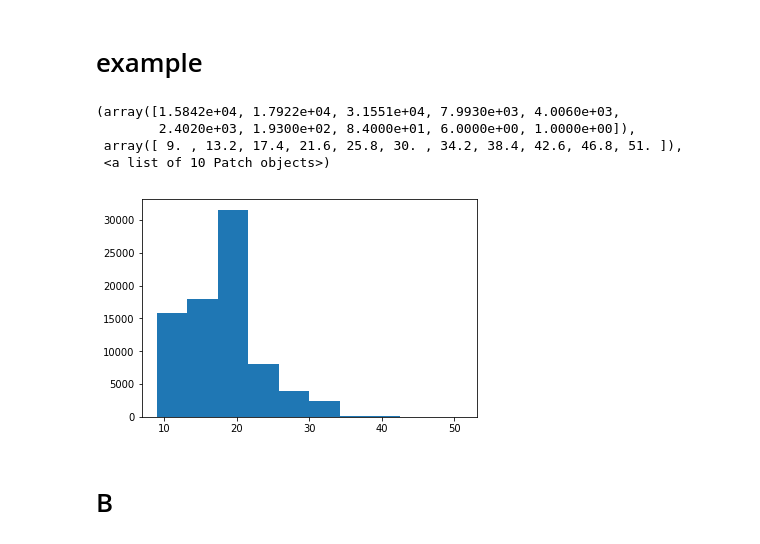
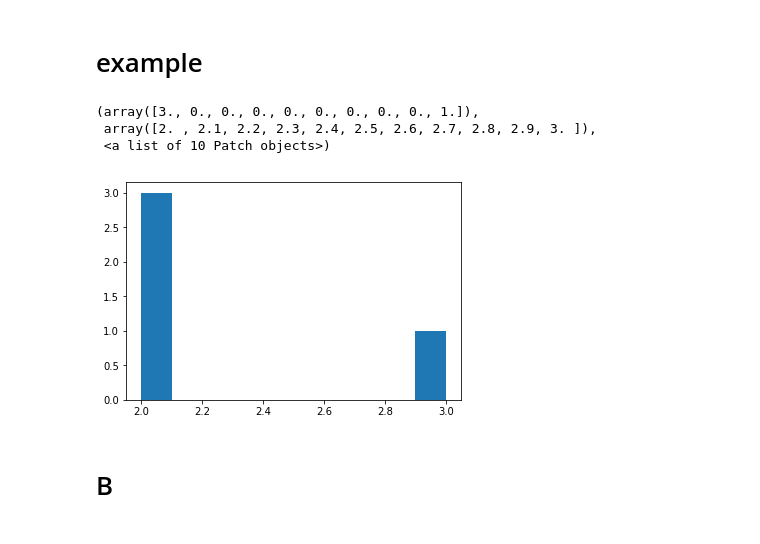
Before and after one commit to sadikneipp/hashcode2019, a Jupyter notebook: nbs/exploration.ipynb, the cells around one changed output. Drawn from its saved outputs; the diff is of its cells as text; code cells hidden in the pictures.

```diff
--- a/nbs/exploration.ipynb
+++ b/nbs/exploration.ipynb
@@ -8,14 +7,13 @@ data = load('../dataset/a_example.txt')
 # %%
 example = load('../dataset/a_example.txt')
 # %%
-freqs = [len(photo[1]) for photo in B]
+freqs = [len(photo[1]) for photo in example]
 plt.hist(freqs)
 # %% [output]
-(array([1.5842e+04, 1.7922e+04, 3.1551e+04, 7.9930e+03, 4.0060e+03,
-        2.4020e+03, 1.9300e+02, 8.4000e+01, 6.0000e+00, 1.0000e+00]),
- array([ 9. , 13.2, 17.4, 21.6, 25.8, 30. , 34.2, 38.4, 42.6, 46.8, 51. ]),
+(array([3., 0., 0., 0., 0., 0., 0., 0., 0., 1.]),
+ array([2. , 2.1, 2.2, 2.3, 2.4, 2.5, 2.6, 2.7, 2.8, 2.9, 3. ]),
  <a list of 10 Patch objects>)
-[figure, old version]
+[figure, new version]
 # %% [markdown]
 # B
 # %%
```
Also changed, not shown: parts of 3 cells of this notebook, 2 other files.
